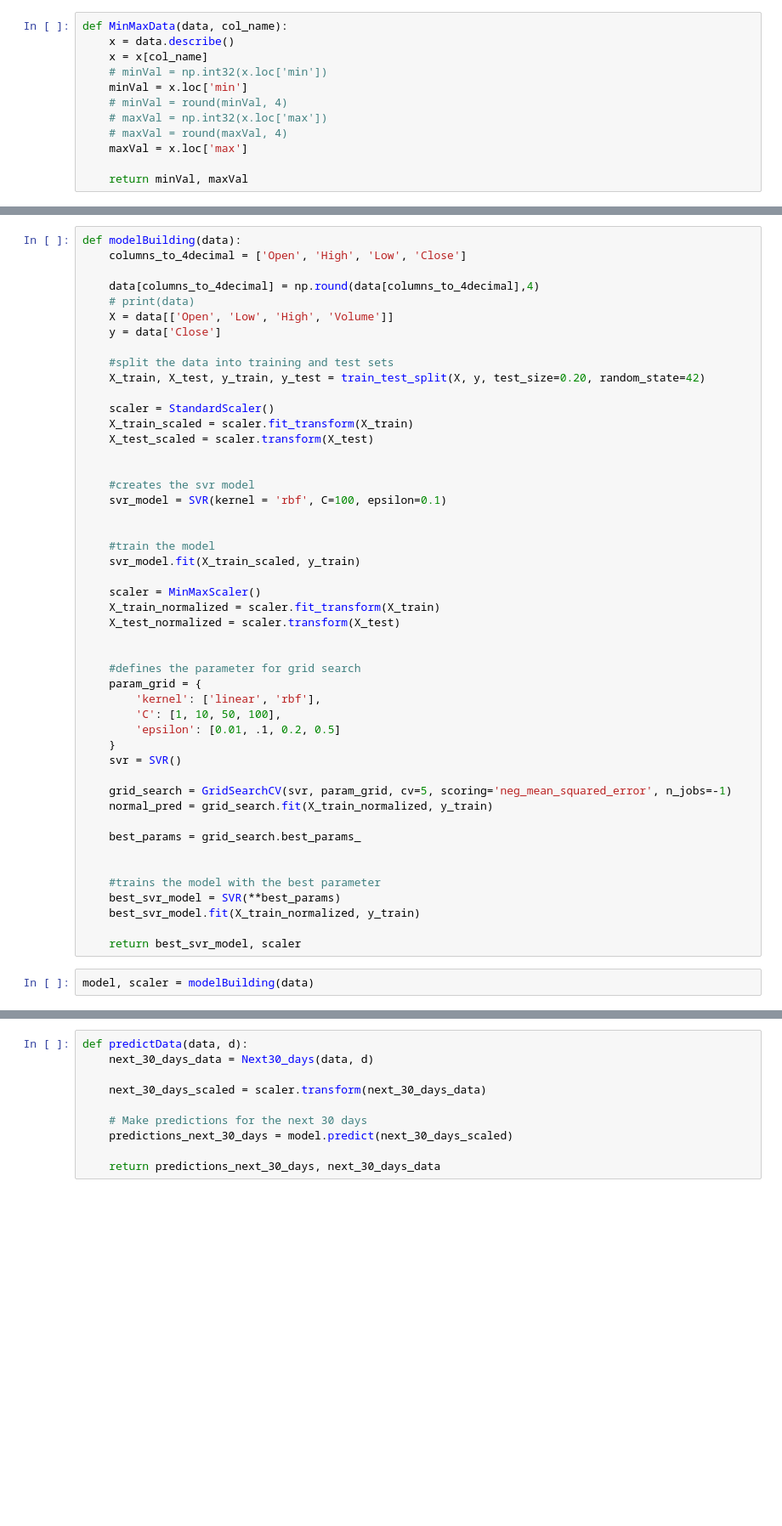
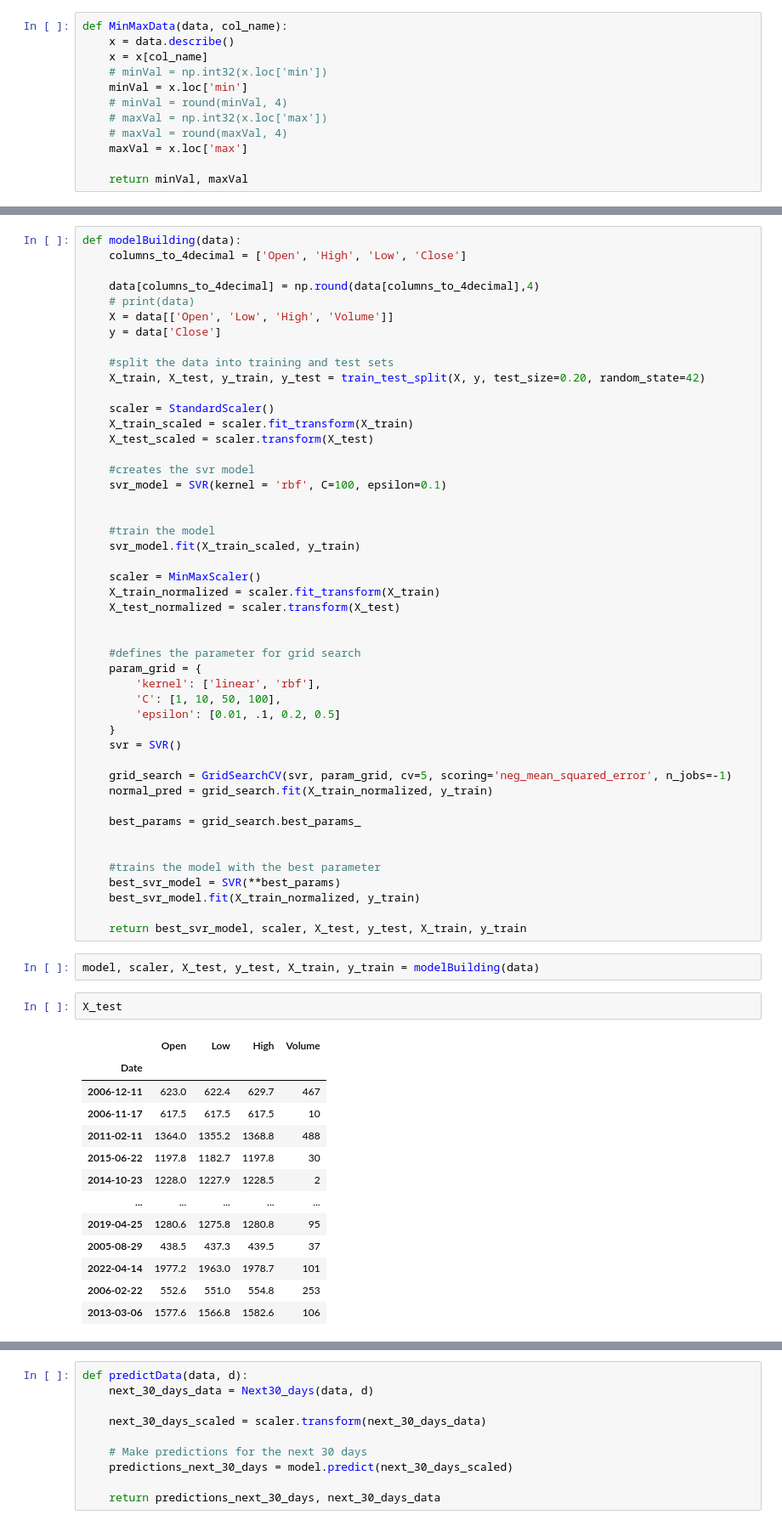
Before and after one commit to MAHUL25/StockPrediction-Minor, a Jupyter notebook: Models/SVM_model_final.ipynb, the cells around one changed output, grey strips where cells are left out. Shown: that part at 85% size. Cells and saved outputs as stored; diff of their text form; blank space fills up the shorter version.

Commit message:
Updated model

```diff
--- a/Models/SVM_model_final.ipynb
+++ b/Models/SVM_model_final.ipynb
@@ -90,7 +104,6 @@ def modelBuilding(data):
     scaler = StandardScaler()
     X_train_scaled = scaler.fit_transform(X_train)
     X_test_scaled = scaler.transform(X_test)
-
 
     #creates the svr model
     svr_model = SVR(kernel = 'rbf', C=100, epsilon=0.1)
@@ -122,6 +135,22 @@ def modelBuilding(data):
     best_svr_model = SVR(**best_params)
     best_svr_model.fit(X_train_normalized, y_train)
 
-    return best_svr_model, scaler
+    return best_svr_model, scaler, X_test, y_test, X_train, y_train
 # %%
-model, scaler = modelBuilding(data)
+model, scaler, X_test, y_test, X_train, y_train = modelBuilding(data)
+# %%
+X_test
+# %% [output]
+|  | Open | Low | High | Volume |
+| Date |  |  |  |  |
+| 2006-12-11 | 623.0 | 622.4 | 629.7 | 467 |
+| 2006-11-17 | 617.5 | 617.5 | 617.5 | 10 |
+| 2011-02-11 | 1364.0 | 1355.2 | 1368.8 | 488 |
+| 2015-06-22 | 1197.8 | 1182.7 | 1197.8 | 30 |
+| 2014-10-23 | 1228.0 | 1227.9 | 1228.5 | 2 |
+| ... | ... | ... | ... | ... |
+| 2019-04-25 | 1280.6 | 1275.8 | 1280.8 | 95 |
+| 2005-08-29 | 438.5 | 437.3 | 439.5 | 37 |
+| 2022-04-14 | 1977.2 | 1963.0 | 1978.7 | 101 |
+| 2006-02-22 | 552.6 | 551.0 | 554.8 | 253 |
+| 2013-03-06 | 1577.6 | 1566.8 | 1582.6 | 106 |
```
Also changed, not shown: parts of 59 cells of this notebook.
